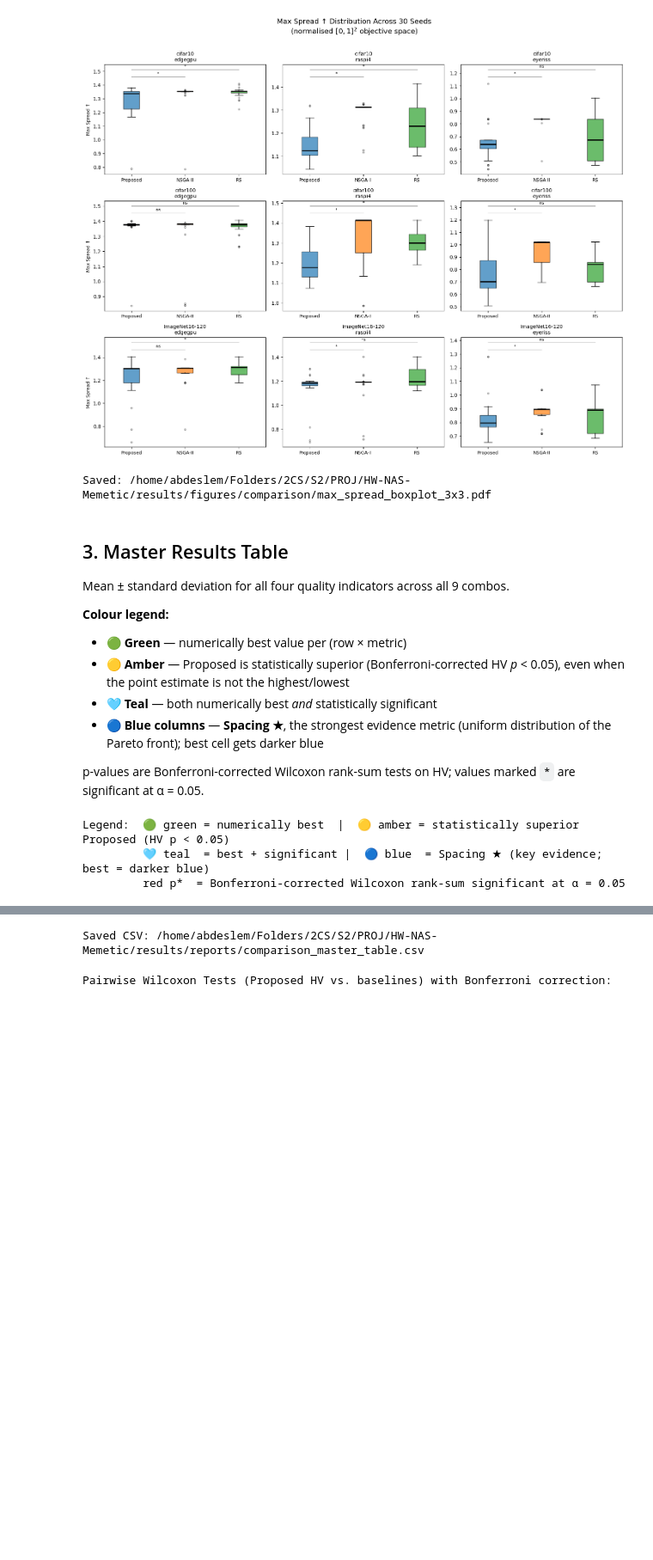
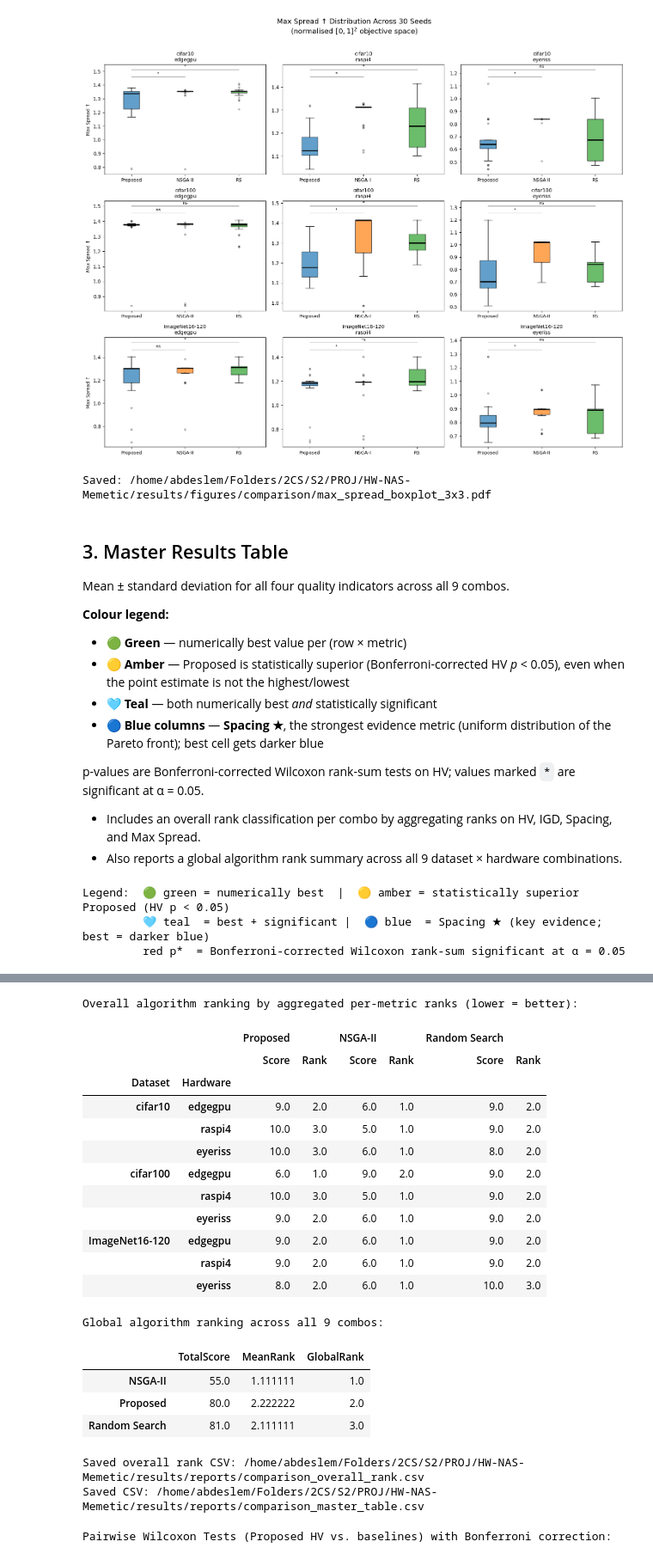
Before and after one commit to AbdeslemHMN/HW-NAS-Memetic, a Jupyter notebook: notebooks/04_algorithm_comparison.ipynb, the cells around one changed output, grey strips where cells are left out. Shown at 86% size. Cells and saved outputs as stored; diff of their text form; code cells hidden in the pictures; blank space fills up the shorter version.

```diff
--- a/notebooks/04_algorithm_comparison.ipynb
+++ b/notebooks/04_algorithm_comparison.ipynb
@@ -441,6 +441,9 @@ Mean ± standard deviation for all four quality indicators across all 9 combos.
 - 🔵 **Blue columns** — **Spacing ★**, the strongest evidence metric (uniform distribution of the Pareto front); best cell gets darker blue
 
 p-values are Bonferroni-corrected Wilcoxon rank-sum tests on HV; values marked `*` are significant at α = 0.05.
+
+- Includes an overall rank classification per combo by aggregating ranks on HV, IGD, Spacing, and Max Spread.
+- Also reports a global algorithm rank summary across all 9 dataset × hardware combinations.
 # %%
 # ── Master results table ──────────────────────────────────────────────────────
 # Colour scheme:
@@ -578,35 +581,98 @@ def _style_matrix(data):
             elif is_sig:
                 result.loc[idx, col] = "font-weight: bold; background-color: #fff9c4"
     return result
 
 styled = df_display.style.apply(_style_matrix, axis=None)
 
 print("Legend:  🟢 green = numerically best  |  🟡 amber = statistically superior Proposed (HV p < 0.05)")
 print("         🩵 teal  = best + significant |  🔵 blue  = Spacing ★ (key evidence; best = darker blue)")
 print("         red p*  = Bonferroni-corrected Wilcoxon rank-sum significant at α = 0.05\n")
 display(styled)
 
 csv_path = RESULTS_DIR / "reports" / "comparison_master_table.csv"
 csv_path.parent.mkdir(parents=True, exist_ok=True)
 df_display.to_csv(csv_path)
-print(f"\nSaved CSV: {csv_path}")
+
+# ── Overall rank classification across metrics ───────────────────────────
+# Rank each algorithm per metric within each combo, then aggregate ranks.
+rank_tables = {}
+for metric in METRICS:
+    metric_values = pd.DataFrame({
+        algo: df_raw[(metric, algo)].apply(lambda v: v[0] if isinstance(v, tuple) else np.nan)
+        for algo in ALGO_NAMES
+    }, index=df_raw.index)
+    rank_tables[metric] = metric_values.rank(
+        axis=1,
+        ascending=(metric not in HIGHER_BETTER),
+        method="min",
+        na_option="bottom",
+    )
+
+overall_score = sum(rank_tables[metric] for metric in METRICS)
+overall_rank = overall_score.rank(axis=1, method="min", ascending=True)
+
+df_overall_rank = pd.DataFrame(index=df_raw.index)
+for algo in ALGO_NAMES:
+    df_overall_rank[(algo, "Score")] = overall_score[algo]
+    df_overall_rank[(algo, "Rank")] = overall_rank[algo]
+df_overall_rank.columns = pd.MultiIndex.from_tuples(df_overall_rank.columns)
+
+print("\nOverall algorithm ranking by aggregated per-metric ranks (lower = better):")
+display(df_overall_rank)
+
+global_summary = pd.DataFrame({
+    "TotalScore": overall_score.sum(axis=0),
+    "MeanRank":   overall_rank.mean(axis=0),
+})
+global_summary["GlobalRank"] = global_summary["TotalScore"].rank(method="min", ascending=True)
+global_summary = global_summary.sort_values(["TotalScore", "MeanRank"])
+
+print("\nGlobal algorithm ranking across all 9 combos:")
+display(global_summary)
+
+rank_csv_path = RESULTS_DIR / "reports" / "comparison_overall_rank.csv"
+rank_csv_path.parent.mkdir(parents=True, exist_ok=True)
+df_overall_rank.to_csv(rank_csv_path)
+global_summary.to_csv(RESULTS_DIR / "reports" / "comparison_overall_rank_summary.csv")
+
+print(f"\nSaved overall rank CSV: {rank_csv_path}")
+print(f"Saved CSV: {csv_path}")
 # %% [output]
 Legend:  🟢 green = numerically best  |  🟡 amber = statistically superior Proposed (HV p < 0.05)
          🩵 teal  = best + significant |  🔵 blue  = Spacing ★ (key evidence; best = darker blue)
          red p*  = Bonferroni-corrected Wilcoxon rank-sum significant at α = 0.05
 |  |  | HV ↑ |  |  | IGD ↓ |  |  | Spacing ↓ ★ |  | ... |
 |  |  | Proposed | NSGA-II | Random Search | Proposed | NSGA-II | Random Search | Proposed | NSGA-II | ... |
 | Dataset | Hardware |  |  |  |  |  |  |  |  | ... |
 | cifar10 | edgegpu | 1.0585 ± 0.0039 | 1.0612 ± 0.0026 | 1.0598 ± 0.0009 | 0.0096 ± 0.0100 | 0.0080 ± 0.0082 | 0.0096 ± 0.0026 | 0.0270 ± 0.0147 | 0.1800 ± 0.0330 | ... |
 |  | raspi4 | 1.1618 ± 0.0011 | 1.1660 ± 0.0006 | 1.1643 ± 0.0007 | 0.0041 ± 0.0009 | 0.0017 ± 0.0006 | 0.0031 ± 0.0006 | 0.0317 ± 0.0206 | 0.1576 ± 0.0087 | ... |
 |  | eyeriss | 1.1920 ± 0.0078 | 1.1967 ± 0.0004 | 1.1947 ± 0.0007 | 0.0067 ± 0.0029 | 0.0009 ± 0.0008 | 0.0066 ± 0.0028 | 0.0083 ± 0.0111 | 0.0369 ± 0.0127 | ... |
 | cifar100 | edgegpu | 1.0236 ± 0.0062 | 1.0231 ± 0.0237 | 1.0245 ± 0.0015 | 0.0055 ± 0.0050 | 0.0037 ± 0.0046 | 0.0111 ± 0.0032 | 0.0234 ± 0.0092 | 0.1471 ± 0.0430 | ... |
 |  | raspi4 | 1.1228 ± 0.0070 | 1.1371 ± 0.0021 | 1.1320 ± 0.0016 | 0.0082 ± 0.0071 | 0.0019 ± 0.0009 | 0.0044 ± 0.0027 | 0.0284 ± 0.0057 | 0.1279 ± 0.0301 | ... |
 |  | eyeriss | 1.1544 ± 0.0154 | 1.1745 ± 0.0017 | 1.1693 ± 0.0021 | 0.0057 ± 0.0066 | 0.0035 ± 0.0054 | 0.0176 ± 0.0104 | 0.0086 ± 0.0076 | 0.0573 ± 0.0238 | ... |
 | ImageNet16-120 | edgegpu | 1.0055 ± 0.0115 | 1.0169 ± 0.0072 | 1.0115 ± 0.0024 | 0.0183 ± 0.0124 | 0.0099 ± 0.0054 | 0.0219 ± 0.0050 | 0.0178 ± 0.0079 | 0.1153 ± 0.0219 | ... |
 |  | raspi4 | 1.0645 ± 0.0083 | 1.0728 ± 0.0056 | 1.0651 ± 0.0029 | 0.0145 ± 0.0109 | 0.0065 ± 0.0058 | 0.0179 ± 0.0047 | 0.0205 ± 0.0087 | 0.0895 ± 0.0219 | ... |
 |  | eyeriss | 1.0678 ± 0.0307 | 1.1319 ± 0.0049 | 1.1213 ± 0.0032 | 0.0085 ± 0.0134 | 0.0447 ± 0.0611 | 0.0962 ± 0.0723 | 0.0084 ± 0.0067 | 0.0381 ± 0.0161 | ... |
-Saved CSV: /home/abdeslem/Folders/2CS/S2/PROJ/HW-NAS-Memetic/results/reports/comparison_master_table.csv
+Overall algorithm ranking by aggregated per-metric ranks (lower = better):
+|  |  | Proposed |  | NSGA-II |  | Random Search |  |
+|  |  | Score | Rank | Score | Rank | Score | Rank |
+| Dataset | Hardware |  |  |  |  |  |  |
+| cifar10 | edgegpu | 9.0 | 2.0 | 6.0 | 1.0 | 9.0 | 2.0 |
+|  | raspi4 | 10.0 | 3.0 | 5.0 | 1.0 | 9.0 | 2.0 |
+|  | eyeriss | 10.0 | 3.0 | 6.0 | 1.0 | 8.0 | 2.0 |
+| cifar100 | edgegpu | 6.0 | 1.0 | 9.0 | 2.0 | 9.0 | 2.0 |
+|  | raspi4 | 10.0 | 3.0 | 5.0 | 1.0 | 9.0 | 2.0 |
+|  | eyeriss | 9.0 | 2.0 | 6.0 | 1.0 | 9.0 | 2.0 |
+| ImageNet16-120 | edgegpu | 9.0 | 2.0 | 6.0 | 1.0 | 9.0 | 2.0 |
+|  | raspi4 | 9.0 | 2.0 | 6.0 | 1.0 | 9.0 | 2.0 |
+|  | eyeriss | 8.0 | 2.0 | 6.0 | 1.0 | 10.0 | 3.0 |
+Global algorithm ranking across all 9 combos:
+|  | TotalScore | MeanRank | GlobalRank |
+| NSGA-II | 55.0 | 1.111111 | 1.0 |
+| Proposed | 80.0 | 2.222222 | 2.0 |
+| Random Search | 81.0 | 2.111111 | 3.0 |
+Saved overall rank CSV: /home/abdeslem/Folders/2CS/S2/PROJ/HW-NAS-Memetic/results/reports/comparison_overall_rank.csv
+Saved CSV: /home/abdeslem/Folders/2CS/S2/PROJ/HW-NAS-Memetic/results/reports/comparison_master_table.csv
 # %%
 # ── Wilcoxon significance summary with Bonferroni correction ─────────────────
 # Collect all p-values, then apply correction
```
Also changed, not shown: 18 other files.
